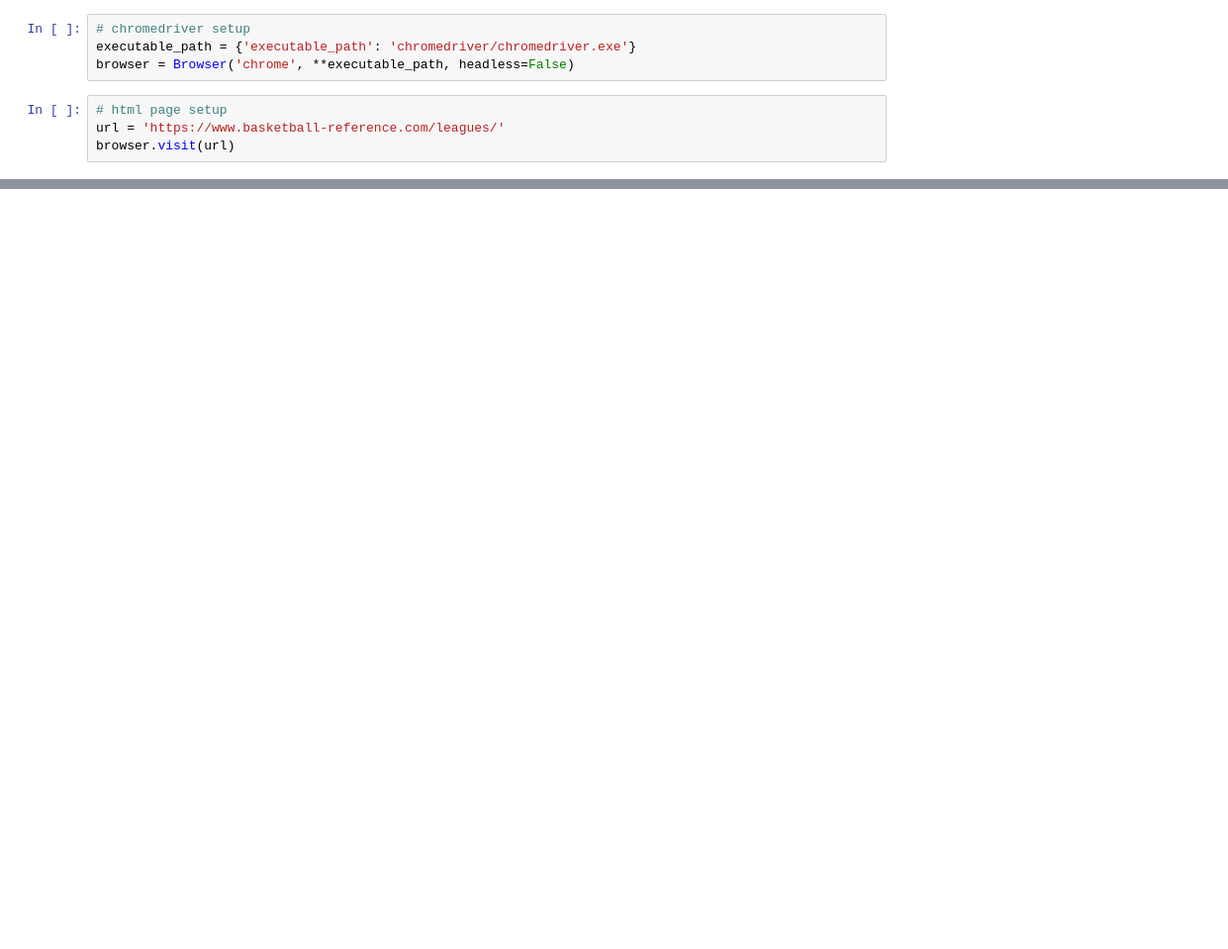
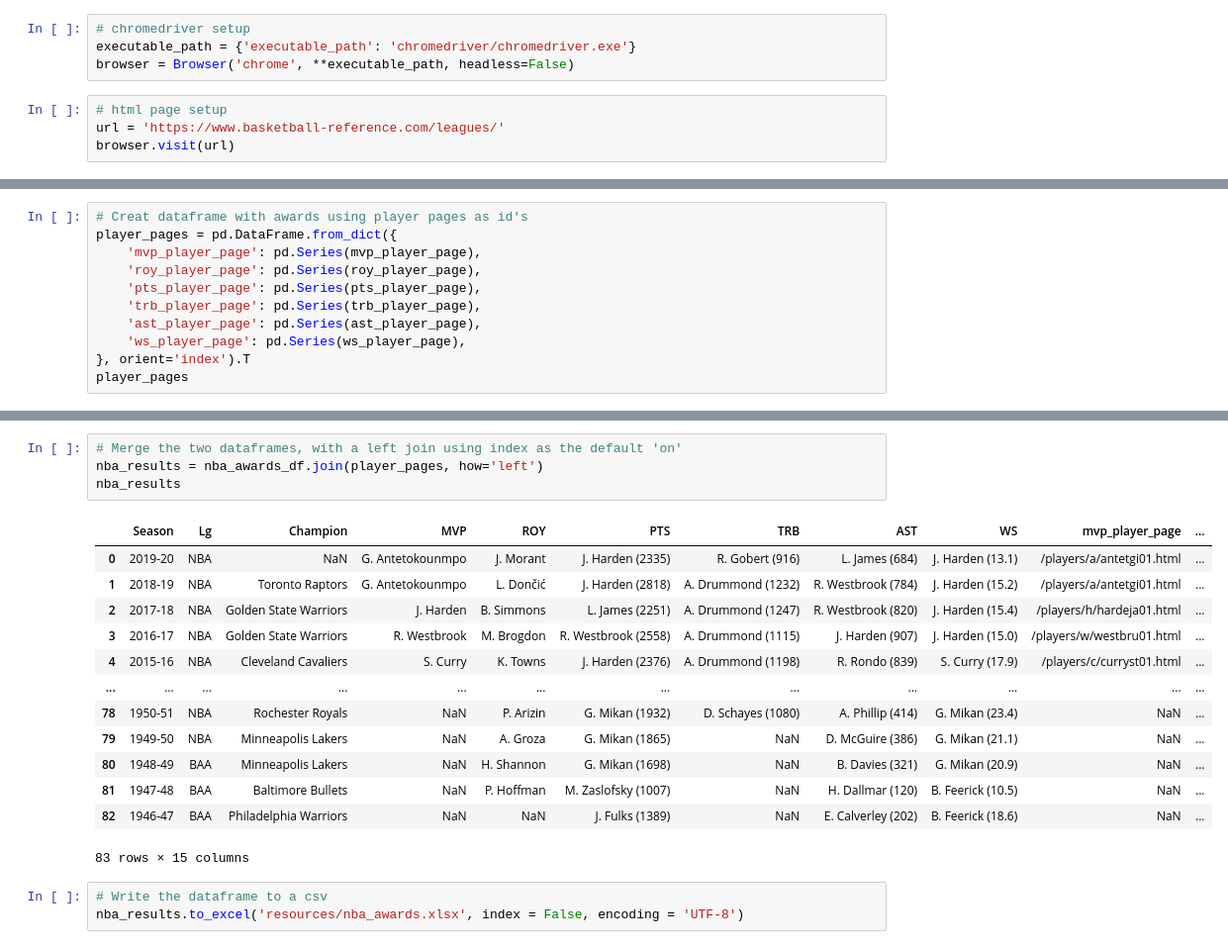
Before and after one commit to wclewett/ETL_project, a Jupyter notebook: awards_web_scrape.ipynb, the cells around one changed output, grey strips where cells are left out. Shown at 99% size. Saved outputs shown, nothing was run; the diff lists cells and outputs as text; blank space fills up the shorter version.

Commit message:
Web Scraping NBA Awards

```diff
--- a/awards_web_scrape.ipynb
+++ b/awards_web_scrape.ipynb
@@ -105,0 +113,11 @@ player_links
+# %%
+# Creat dataframe with awards using player pages as id's
+player_pages = pd.DataFrame.from_dict({
+    'mvp_player_page': pd.Series(mvp_player_page),
+    'roy_player_page': pd.Series(roy_player_page),
+    'pts_player_page': pd.Series(pts_player_page),
+    'trb_player_page': pd.Series(trb_player_page),
+    'ast_player_page': pd.Series(ast_player_page),
+    'ws_player_page': pd.Series(ws_player_page),
+}, orient='index').T
+player_pages
@@ -105,0 +138,21 @@ player_links
+# %%
+# Merge the two dataframes, with a left join using index as the default 'on'
+nba_results = nba_awards_df.join(player_pages, how='left')
+nba_results
+# %% [output]
+|  | Season | Lg | Champion | MVP | ROY | PTS | TRB | AST | WS | mvp_player_page | ... |
+| 0 | 2019-20 | NBA | NaN | G. Antetokounmpo | J. Morant | J. Harden (2335) | R. Gobert (916) | L. James (684) | J. Harden (13.1) | /players/a/antetgi01.html | ... |
+| 1 | 2018-19 | NBA | Toronto Raptors | G. Antetokounmpo | L. Dončić | J. Harden (2818) | A. Drummond (1232) | R. Westbrook (784) | J. Harden (15.2) | /players/a/antetgi01.html | ... |
+| 2 | 2017-18 | NBA | Golden State Warriors | J. Harden | B. Simmons | L. James (2251) | A. Drummond (1247) | R. Westbrook (820) | J. Harden (15.4) | /players/h/hardeja01.html | ... |
+| 3 | 2016-17 | NBA | Golden State Warriors | R. Westbrook | M. Brogdon | R. Westbrook (2558) | A. Drummond (1115) | J. Harden (907) | J. Harden (15.0) | /players/w/westbru01.html | ... |
+| 4 | 2015-16 | NBA | Cleveland Cavaliers | S. Curry | K. Towns | J. Harden (2376) | A. Drummond (1198) | R. Rondo (839) | S. Curry (17.9) | /players/c/curryst01.html | ... |
+| ... | ... | ... | ... | ... | ... | ... | ... | ... | ... | ... | ... |
+| 78 | 1950-51 | NBA | Rochester Royals | NaN | P. Arizin | G. Mikan (1932) | D. Schayes (1080) | A. Phillip (414) | G. Mikan (23.4) | NaN | ... |
+| 79 | 1949-50 | NBA | Minneapolis Lakers | NaN | A. Groza | G. Mikan (1865) | NaN | D. McGuire (386) | G. Mikan (21.1) | NaN | ... |
+| 80 | 1948-49 | BAA | Minneapolis Lakers | NaN | H. Shannon | G. Mikan (1698) | NaN | B. Davies (321) | G. Mikan (20.9) | NaN | ... |
+| 81 | 1947-48 | BAA | Baltimore Bullets | NaN | P. Hoffman | M. Zaslofsky (1007) | NaN | H. Dallmar (120) | B. Feerick (10.5) | NaN | ... |
+| 82 | 1946-47 | BAA | Philadelphia Warriors | NaN | NaN | J. Fulks (1389) | NaN | E. Calverley (202) | B. Feerick (18.6) | NaN | ... |
+83 rows × 15 columns
+# %%
+# Write the dataframe to a csv
+nba_results.to_excel('resources/nba_awards.xlsx', index = False, encoding = 'UTF-8')
```
Also changed, not shown: parts of 7 cells of this notebook, 2 other files.
